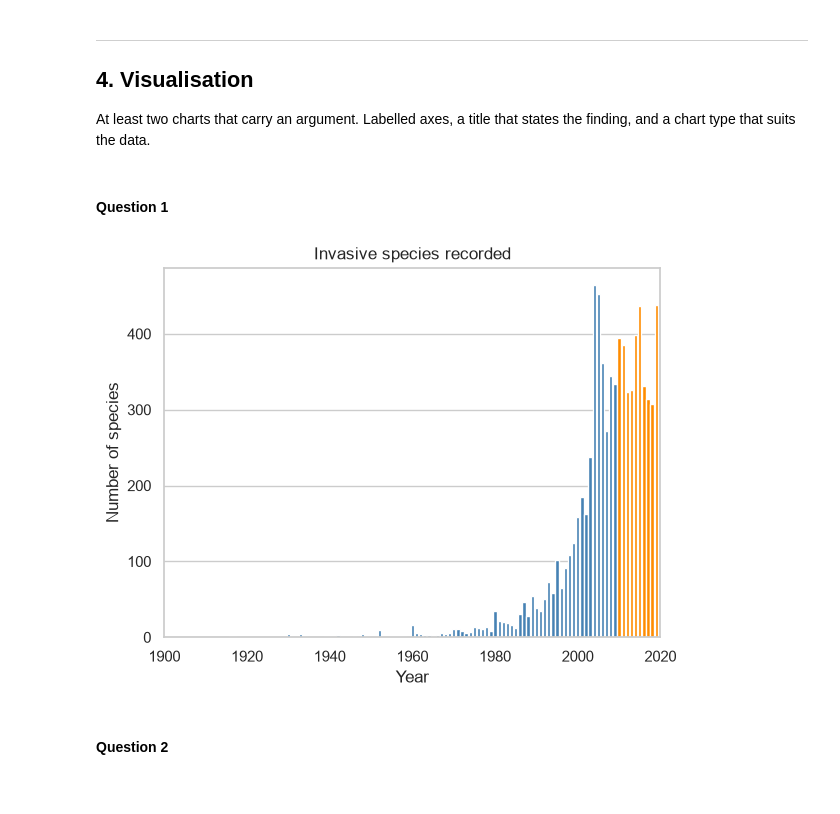
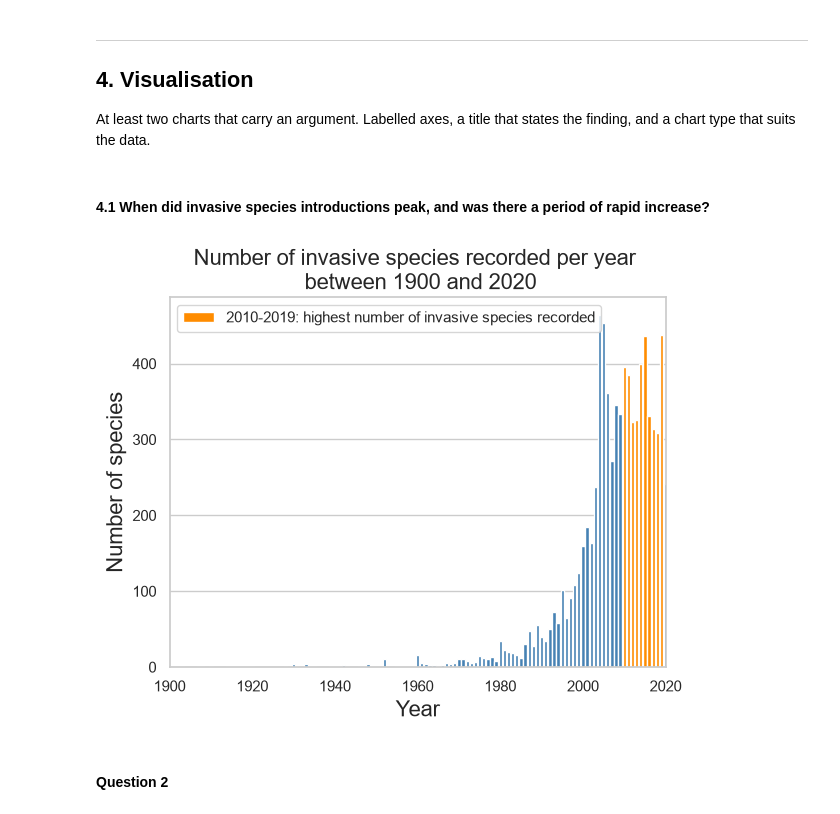
Before and after one commit to zoedoucet/project-1-eda-sql, a Jupyter notebook: notebooks/03_hypothesis_and_visualization.ipynb, the cells around one changed output. Cells and saved outputs as stored; diff of their text form; code cells hidden in the pictures.

Commit message:
finishing visualisation, fixing typos in queries

```diff
--- a/notebooks/03_hypothesis_and_visualization.ipynb
+++ b/notebooks/03_hypothesis_and_visualization.ipynb
@@ -287,23 +288,24 @@ q3h5_2
 
 At least two charts that carry an argument. Labelled axes, a title that states the finding, and a chart type that suits the data.
 # %% [markdown]
-#### Question 1
+#### 4.1 When did invasive species introductions peak, and was there a period of rapid increase?
 # %%
 colors = ["darkorange" if 2010 <= year <= 2019 else "steelblue"
     for year in q1h1["year"]]
 
 plt.bar(q1h1["year"], q1h1["species recorded"],
     color=colors,
     alpha=1)
-plt.xlabel("Year")
-plt.ylabel("Number of species")
-plt.title("Invasive species recorded")
+plt.xlabel("Year", fontsize=16)
+plt.ylabel("Number of species", fontsize=16)
+plt.title("Number of invasive species recorded per year \n between 1900 and 2020", fontsize=16)
 plt.grid(axis="x")
 plt.xlim(1900, 2020)
 plt.gca().set_axisbelow(True)
+plt.legend(handles=[Patch(facecolor="darkorange", label="2010-2019: highest number of invasive species recorded")])
 plt.show()
 # %% [output]
-[figure, old version]
+[figure, new version]
 # %% [markdown]
 #### Question 2
 # %%
```
Also changed, not shown: parts of 13 cells of this notebook.
